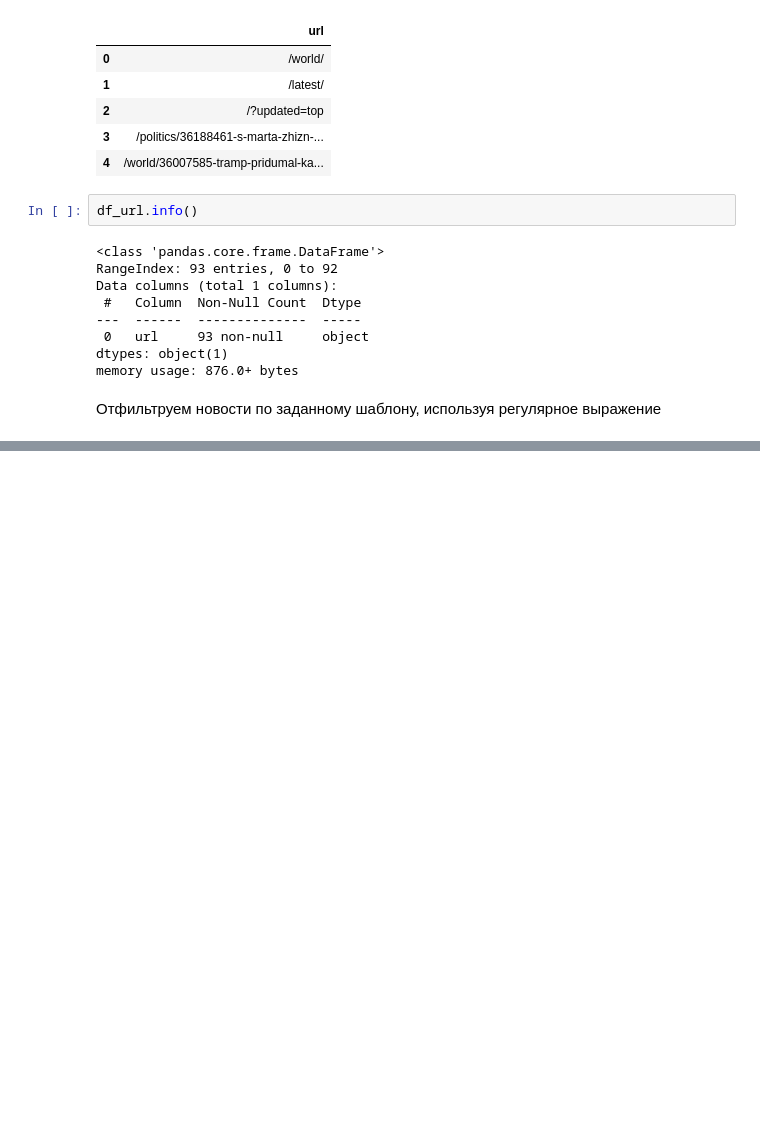
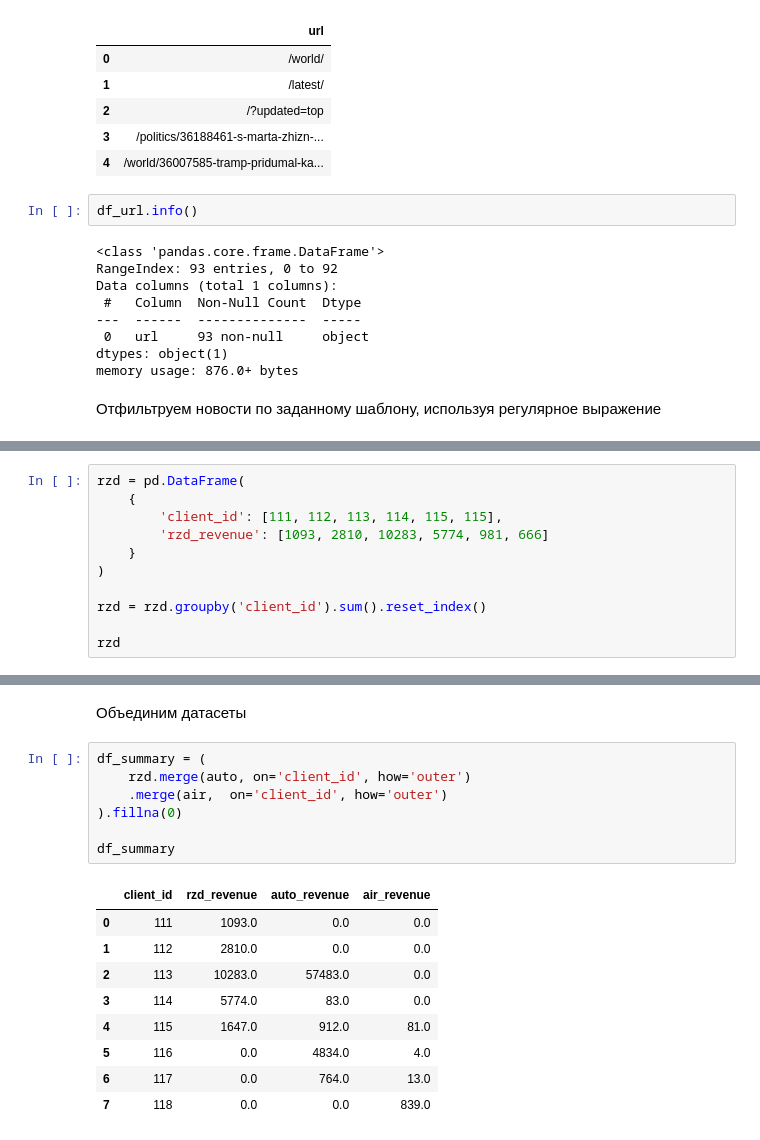
Before and after one commit to nik-gorby/PYDA-64, a Jupyter notebook: HW_10/hw10.ipynb, the cells around one changed output, grey strips where cells are left out. Cells and saved outputs as stored; diff of their text form; blank space fills up the shorter version.

```diff
--- a/HW_10/hw10.ipynb
+++ b/HW_10/hw10.ipynb
@@ -112,0 +174,11 @@ df_news_filtered.sample(10)
+# %%
+rzd = pd.DataFrame(
+    {
+        'client_id': [111, 112, 113, 114, 115, 115],
+        'rzd_revenue': [1093, 2810, 10283, 5774, 981, 666]
+    }
+)
+
+rzd = rzd.groupby('client_id').sum().reset_index()
+
+rzd
@@ -112,0 +247,19 @@ df_news_filtered.sample(10)
+# %% [markdown]
+Объединим датасеты
+# %%
+df_summary = (
+    rzd.merge(auto, on='client_id', how='outer')
+    .merge(air,  on='client_id', how='outer')
+).fillna(0)
+
+df_summary
+# %% [output]
+|  | client_id | rzd_revenue | auto_revenue | air_revenue |
+| 0 | 111 | 1093.0 | 0.0 | 0.0 |
+| 1 | 112 | 2810.0 | 0.0 | 0.0 |
+| 2 | 113 | 10283.0 | 57483.0 | 0.0 |
+| 3 | 114 | 5774.0 | 83.0 | 0.0 |
+| 4 | 115 | 1647.0 | 912.0 | 81.0 |
+| 5 | 116 | 0.0 | 4834.0 | 4.0 |
+| 6 | 117 | 0.0 | 764.0 | 13.0 |
+| 7 | 118 | 0.0 | 0.0 | 839.0 |
```
Also changed, not shown: parts of 14 cells of this notebook, 1 other file.
